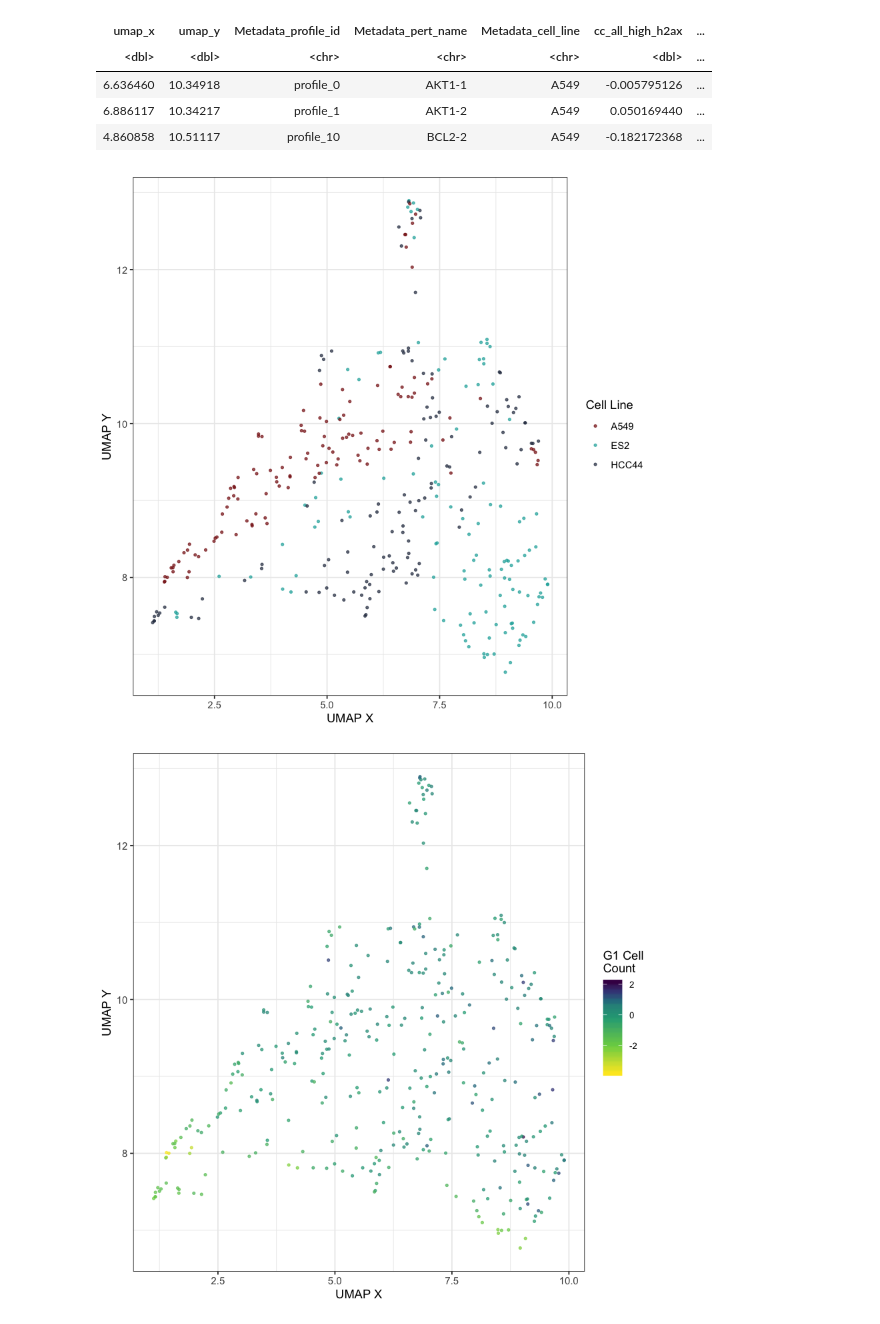
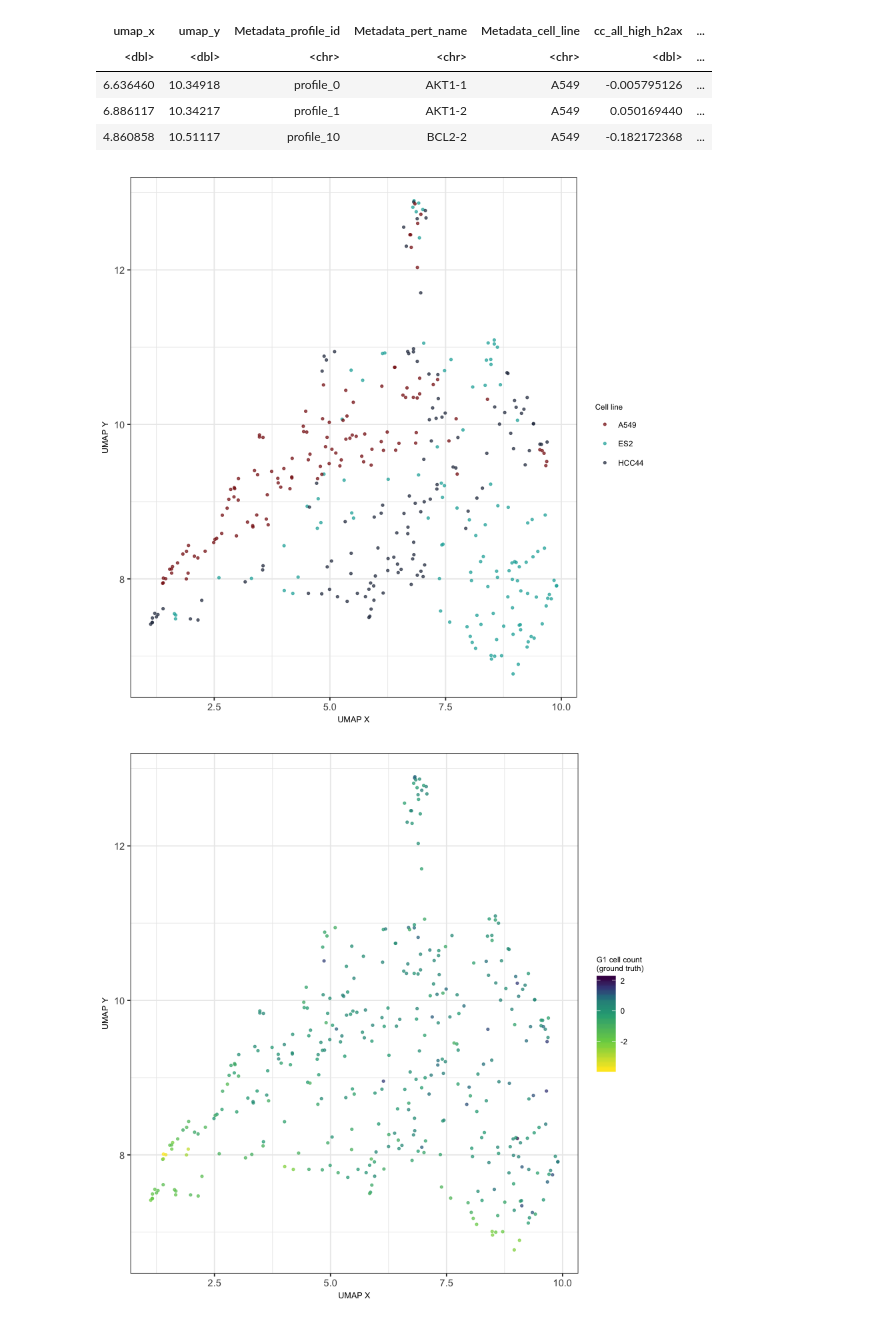
Before and after one commit to broadinstitute/cell-health, a Jupyter notebook: 3.train/11.visualize-crispr-umap.ipynb, the cells around one changed output. Saved outputs shown, nothing was run; the diff lists cells and outputs as text; code cells hidden in the pictures.

```diff
--- a/3.train/11.visualize-crispr-umap.ipynb
+++ b/3.train/11.visualize-crispr-umap.ipynb
@@ -49,7 +49,7 @@ cell_line_gg <- ggplot(umap_df, aes(x = umap_x, y = umap_y)) +
     xlab("UMAP X") +
     ylab("UMAP Y") +
     scale_color_manual(
-        name = "Cell Line",
+        name = "Cell line",
         values = cell_line_colors,
         labels = cell_line_labels
     ) +
@@ -59,23 +59,22 @@ cell_line_gg <- ggplot(umap_df, aes(x = umap_x, y = umap_y)) +
 
 cell_line_gg
 # %% [output]
-[figure, old version]
+[figure, new version]
 # %%
 g1_count_gg <- ggplot(umap_df, aes(x = umap_x, y = umap_y)) +
     geom_point(aes(color = cc_g1_n_objects), alpha = point_alpha, size = point_size) +
     xlab("UMAP X") +
     ylab("UMAP Y") +
     theme_bw() +
-    theme(axis.text = element_text(size = axis_text_size),
-          legend.text = element_text(size = legend_text_size)) +
+    text_theme +
     scale_color_viridis_c(
-        name = "G1 Cell\nCount",
+        name = "G1 cell count\n(ground truth)",
         values = scales::rescale(c(1, 0.8, 0.2))
     )
 
 g1_count_gg
 # %% [output]
-[figure, old version]
+[figure, new version]
 # %%
 ros_gg <- ggplot(umap_df, aes(x = umap_x, y = umap_y)) +
     geom_point(aes(color = vb_ros_mean), alpha = point_alpha, size = point_size) +
```
Also changed, not shown: parts of 3 cells of this notebook, 2 other files.
